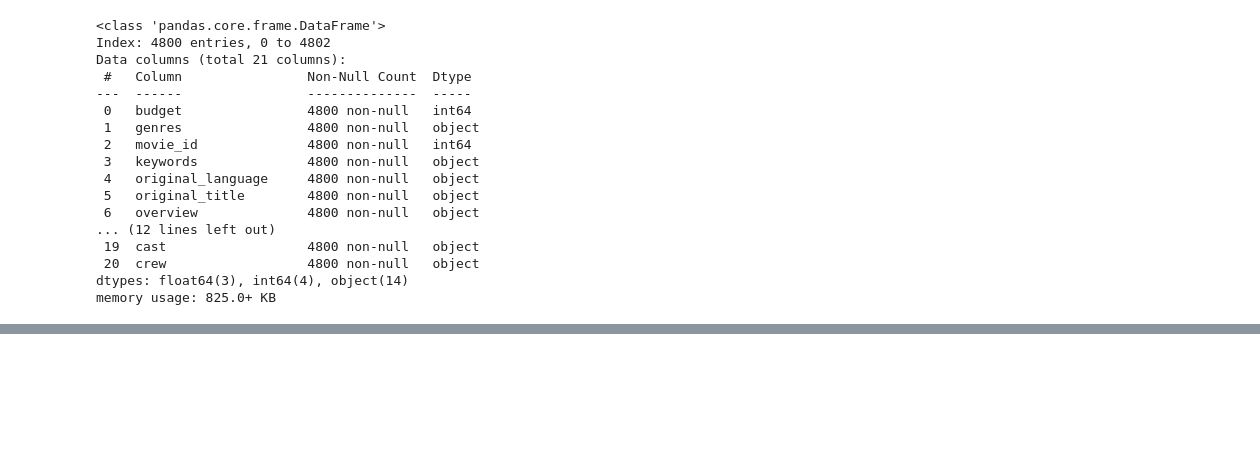
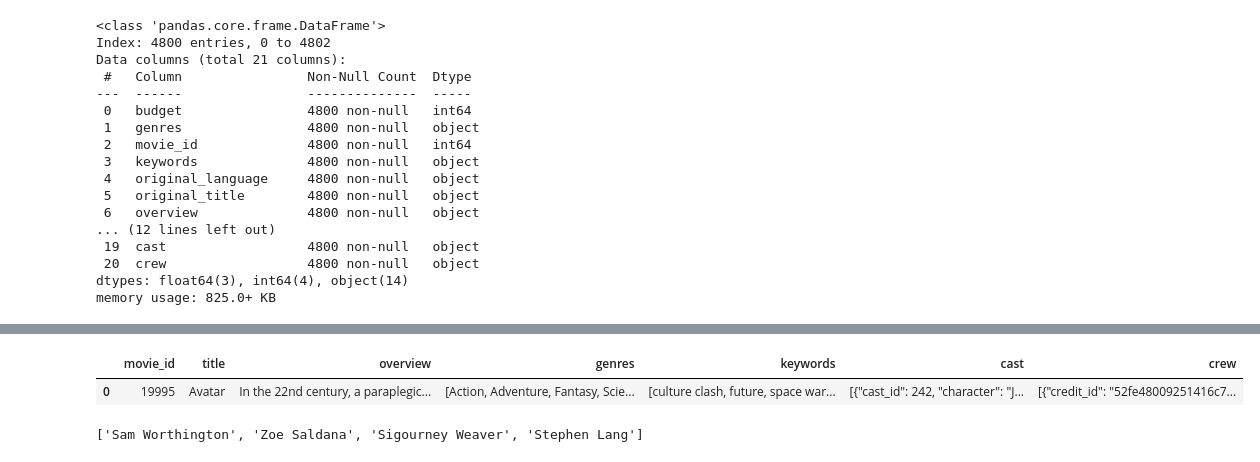
Before and after one commit to OmarIsmail11/Content-Based-Movie-Recommender, a Jupyter notebook: dataProcessing.ipynb, the cells around one changed output, grey strips where cells are left out. Saved outputs shown, nothing was run; the diff lists cells and outputs as text; code cells hidden in the pictures; blank space fills up the shorter version.

```diff
--- a/dataProcessing.ipynb
+++ b/dataProcessing.ipynb
@@ -329,0 +347,7 @@ movies.head()
+# %%
+def parser(A: list) -> list:
+    parsedItems = []
+    for item in A:
+        parsedItem = item["name"]
+        parsedItems.append(parsedItem)
+    return parsedItems
@@ -329,0 +359,5 @@ movies.head()
+# %%
+keywordsSample = movies.iloc[0]["keywords"]
+keywordsSampleList = json.loads(keywordsSample)
+keywordsParsedSampleList = parser(keywordsSampleList)
+keywordsParsedSampleList
@@ -329,0 +382,2 @@ movies.head()
+# %%
+movies["genres"].apply(lambda x: parser(json.loads(x)))
@@ -329,0 +397,2 @@ movies.head()
+# %%
+movies["keywords"].apply(lambda x: parser(json.loads(x)))
@@ -329,0 +412,7 @@ movies.head()
+# %%
+movies["genres"] = movies["genres"].apply(lambda x: parser(json.loads(x)))
+movies["keywords"] = movies["keywords"].apply(lambda x: parser(json.loads(x)))
+movies.head(1)
+# %% [output]
+|  | movie_id | title | overview | genres | keywords | cast | crew |
+| 0 | 19995 | Avatar | In the 22nd century, a paraplegic... | [Action, Adventure, Fantasy, Scie... | [culture clash, future, space war... | [{"cast_id": 242, "character": "J... | [{"credit_id": "52fe48009251416c7... |
@@ -329,0 +432,6 @@ movies.head()
+# %%
+genreSampleList = json.loads(movies.iloc[0]["cast"])
+sampleCastParsedSampleList = castParser(genreSampleList)
+sampleCastParsedSampleList
+# %% [output]
+['Sam Worthington', 'Zoe Saldana', 'Sigourney Weaver', 'Stephen Lang']
```
Also changed, not shown: parts of 18 cells of this notebook.
